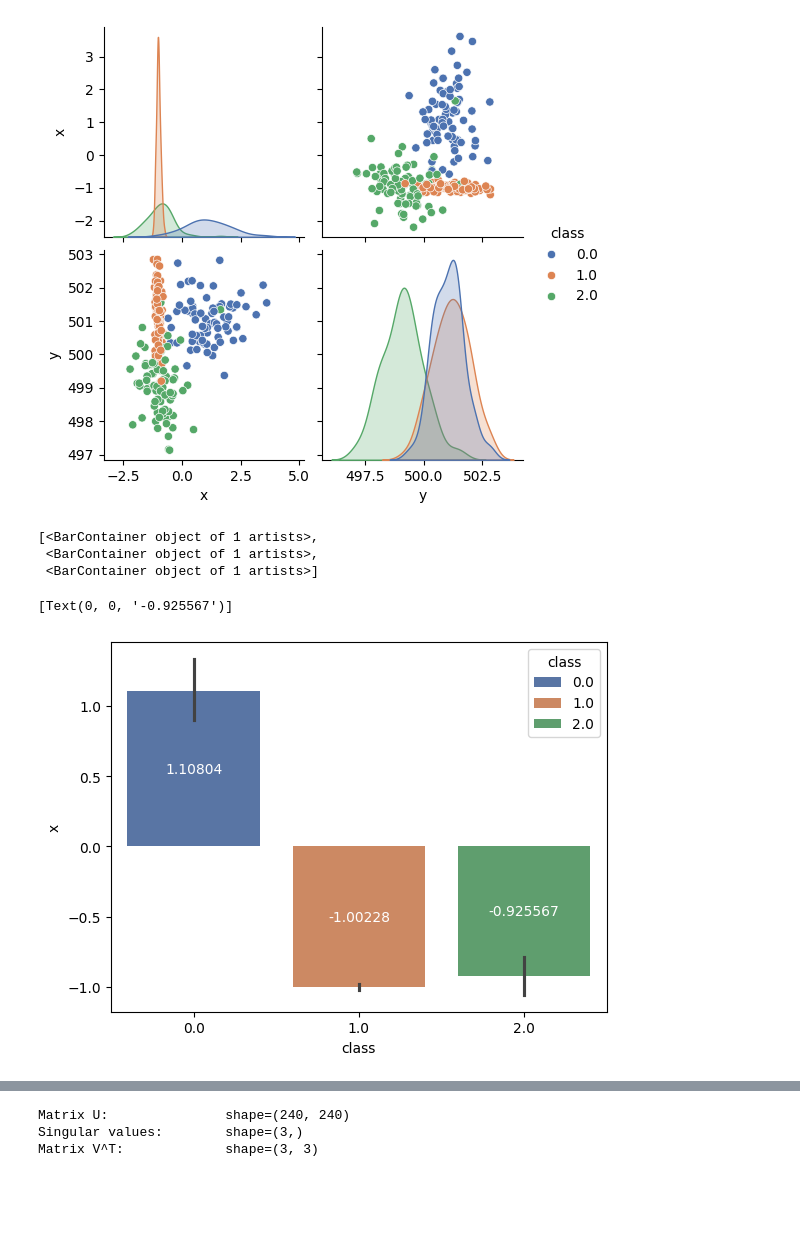
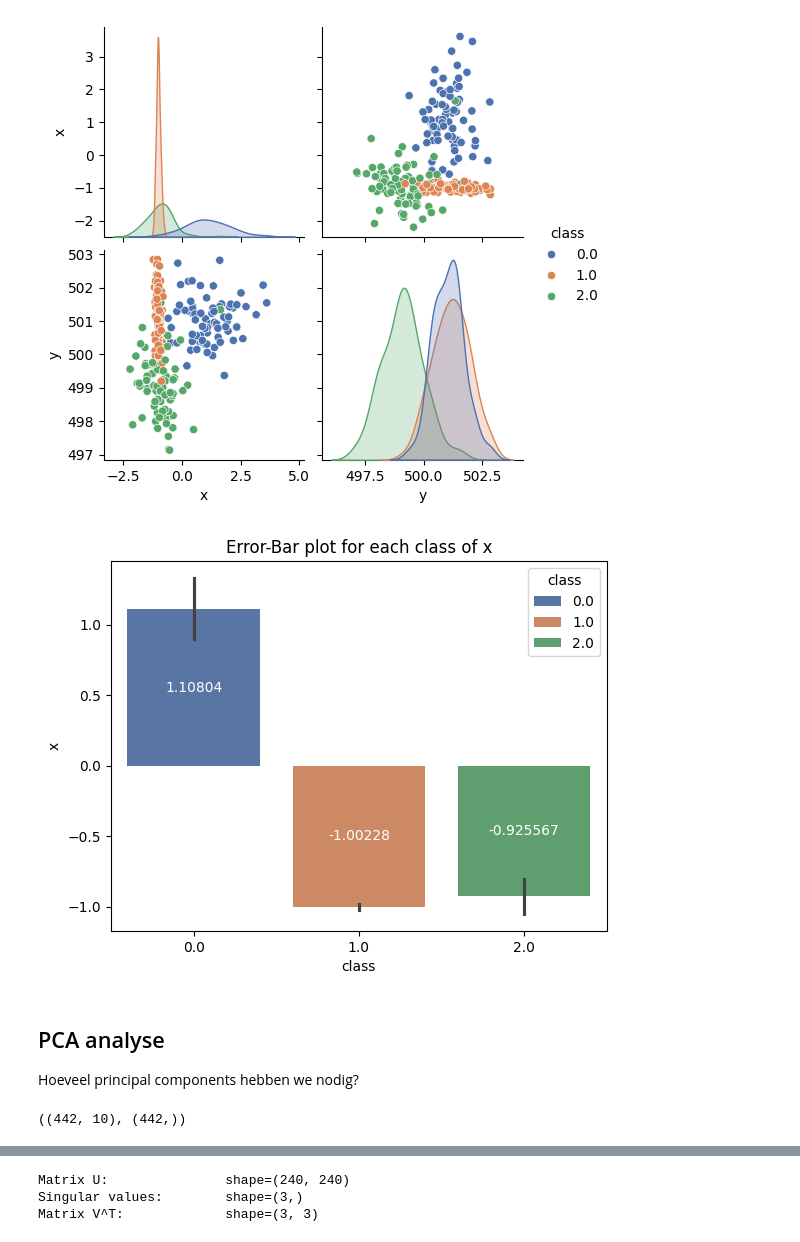
Before and after one commit to Janko-dev/ZM004-2324-data-science, a Jupyter notebook: ds_dc2.ipynb, the cells around one changed output, grey strips where cells are left out. Saved outputs shown, nothing was run; the diff lists cells and outputs as text; code cells hidden in the pictures; blank space fills up the shorter version.

```diff
--- a/ds_dc2.ipynb
+++ b/ds_dc2.ipynb
@@ -310,17 +300,26 @@ sns.pairplot(df, hue='class', palette='deep')
 # %% [output]
 <seaborn.axisgrid.PairGrid at 0x...>
 [figure]
-# %%
-ax.containers
-# %% [output]
-[<BarContainer object of 1 artists>,
- <BarContainer object of 1 artists>,
- <BarContainer object of 1 artists>]
 # %%
-ax = sns.barplot(data=df, x='class', y='x', hue='class', palette='deep')
+# barplot with 95% CI error bars and labeled with mean
+ax = sns.barplot(data=df, x='class', y='x', hue='class', palette='deep', errorbar=('ci', 95))
 ax.bar_label(ax.containers[0], fontsize=10, color='white', label_type='center')
 ax.bar_label(ax.containers[1], fontsize=10, color='white', label_type='center')
 ax.bar_label(ax.containers[2], fontsize=10, color='white', label_type='center')
+ax.set_title(f"Error-Bar plot for each class of x")
+
+plt.show()
 # %% [output]
-[Text(0, 0, '-0.925567')]
-[figure, old version]
+[figure, new version]
+# %% [markdown]
+## PCA analyse
+
+Hoeveel principal components hebben we nodig?
+# %%
+from sklearn.datasets import load_diabetes
+
+X, y = load_diabetes(return_X_y=True)
+
+X.shape, y.shape
+# %% [output]
+((442, 10), (442,))
```
Also changed, not shown: parts of 18 cells of this notebook, 1 other file.
